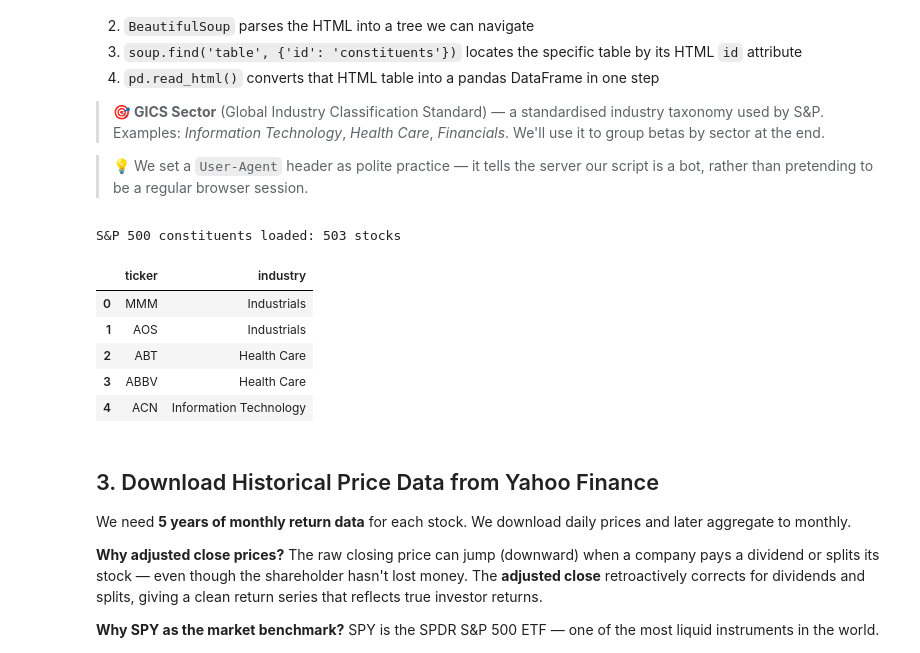
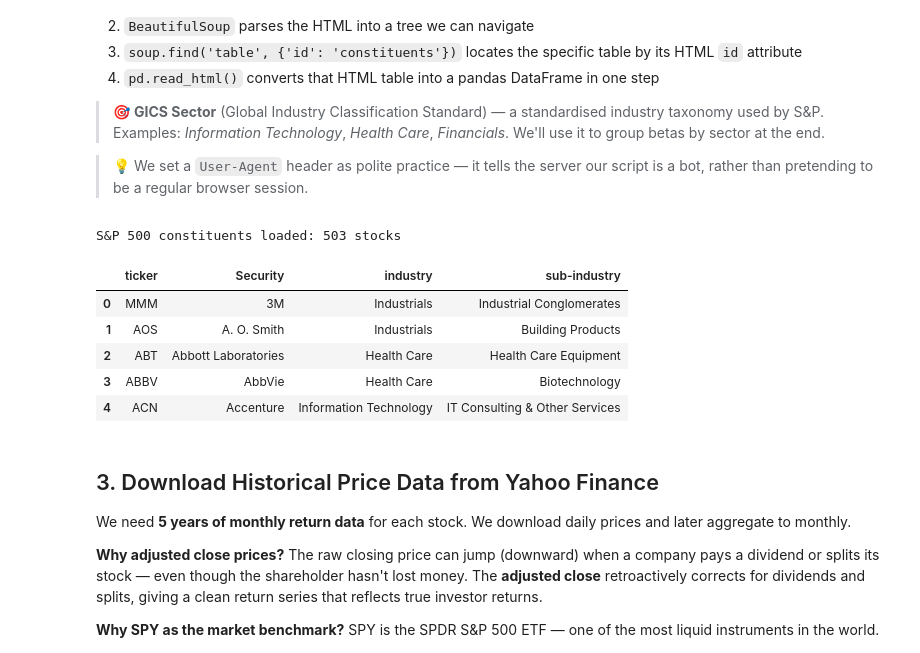
Before and after one commit to kostis-christodoulou/data_analytics_executives, a Jupyter notebook: session03/04_sp500_CAPM.ipynb, the cells around one changed output. Cells and saved outputs as stored; diff of their text form; code cells hidden in the pictures.

```diff
--- a/session03/04_sp500_CAPM.ipynb
+++ b/session03/04_sp500_CAPM.ipynb
@@ -92,39 +92,39 @@ Rather than hard-coding a static CSV, we scrape the **live constituent list** fr
 # %%
 url     = 'https://en.wikipedia.org/wiki/List_of_S%26P_500_companies'
 headers = {'User-Agent': 'Stock Analyzer/1.0 (kc@example.com)'}  # polite bot identification
 
 # Step 1: fetch the raw HTML of the Wikipedia page
 response = requests.get(url, headers=headers)
 
 # Step 2: parse the HTML into a tree structure BeautifulSoup can navigate
 soup = BeautifulSoup(response.content, 'html.parser')
 
 # Step 3: find the specific HTML table with id='constituents'
 #         (Wikipedia pages can have many tables; we want the right one)
 table_tag = soup.find('table', {'id': 'constituents'})
 
 # Step 4: pd.read_html() converts an HTML table string into a DataFrame
 #         It returns a *list* of DataFrames; [0] selects the first (and only) one here
 #         StringIO wraps the tag's string so read_html() can parse it
 constituents_table = pd.read_html(StringIO(str(table_tag)))[0]
 
 # Keep only the two columns we need and give them cleaner names
 constituents_df = (
     constituents_table
-    .rename(columns={'Symbol': 'ticker', 'GICS Sector': 'industry'})
-    [['ticker', 'industry']]   # select subset of columns (like SQL SELECT)
+    .rename(columns={'Symbol': 'ticker', 'GICS Sector': 'industry', 'GICS Sub-Industry': 'sub-industry'})
+    [['ticker', 'Security','industry', 'sub-industry']]   # select subset of columns (like SQL SELECT)
 )
 
 print(f"S&P 500 constituents loaded: {len(constituents_df)} stocks")
 constituents_df.head()
 # %% [output]
 S&P 500 constituents loaded: 503 stocks
-|  | ticker | industry |
-| 0 | MMM | Industrials |
-| 1 | AOS | Industrials |
-| 2 | ABT | Health Care |
-| 3 | ABBV | Health Care |
-| 4 | ACN | Information Technology |
+|  | ticker | Security | industry | sub-industry |
+| 0 | MMM | 3M | Industrials | Industrial Conglomerates |
+| 1 | AOS | A. O. Smith | Industrials | Building Products |
+| 2 | ABT | Abbott Laboratories | Health Care | Health Care Equipment |
+| 3 | ABBV | AbbVie | Health Care | Biotechnology |
+| 4 | ACN | Accenture | Information Technology | IT Consulting & Other Services |
 # %% [markdown]
 ## 3. Download Historical Price Data from Yahoo Finance
 
```
Also changed, not shown: parts of 7 cells of this notebook, 2 other files.
